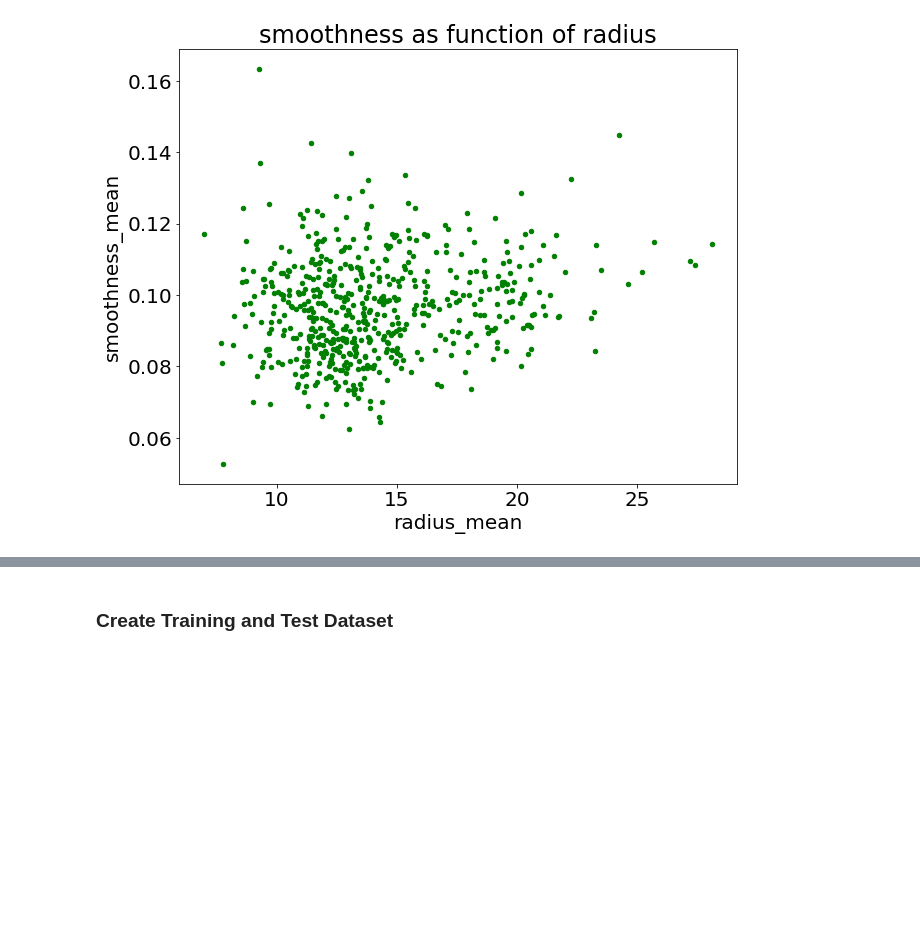
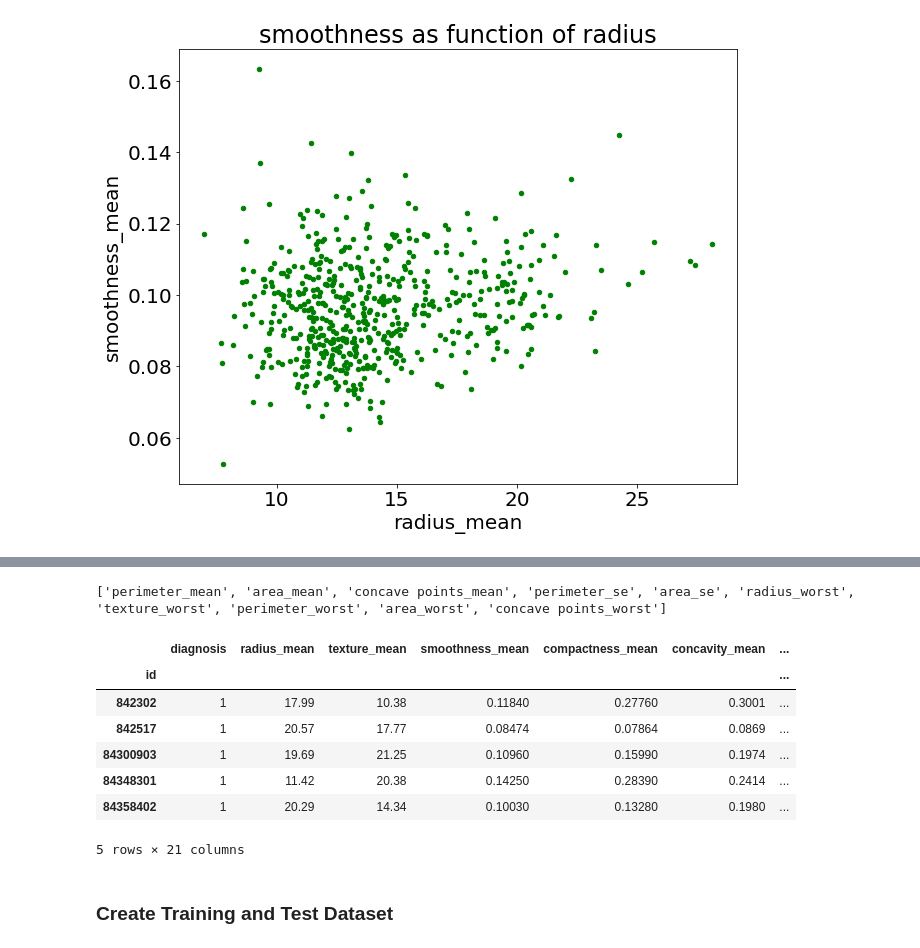
Before and after one commit to lcsrodriguez/intro-ml-assignment, a Jupyter notebook: assignment.ipynb, the cells around one changed output, grey strips where cells are left out. Saved outputs shown, nothing was run; the diff lists cells and outputs as text; code cells hidden in the pictures; blank space fills up the shorter version.

```diff
--- a/assignment.ipynb
+++ b/assignment.ipynb
@@ -485,3 +497,29 @@ As you can see, we have a lot of outliers
+# %%
+import numpy as np
+# Select upper triangle of correlation matrix (because it's a symmetric matrix)
+upper = correlation_matrix.where(np.triu(np.ones(correlation_matrix.shape), k=1).astype(np.bool))
+#print(upper)
+
+# Find features with correlation greater than a fixed threshold
+threshold = 0.9
+to_drop = [column for column in upper.columns if any(upper[column] > threshold)]
+print(to_drop)
+
+# Drop selected features
+df.drop(to_drop, axis=1, inplace=True)
+# %% [output]
+['perimeter_mean', 'area_mean', 'concave points_mean', 'perimeter_se', 'area_se', 'radius_worst', 'texture_worst', 'perimeter_worst', 'area_worst', 'concave points_worst']
+# %%
+df.head()
+# %% [output]
+|  | diagnosis | radius_mean | texture_mean | smoothness_mean | compactness_mean | concavity_mean | ... |
+| id |  |  |  |  |  |  | ... |
+| 842302 | 1 | 17.99 | 10.38 | 0.11840 | 0.27760 | 0.3001 | ... |
+| 842517 | 1 | 20.57 | 17.77 | 0.08474 | 0.07864 | 0.0869 | ... |
+| 84300903 | 1 | 19.69 | 21.25 | 0.10960 | 0.15990 | 0.1974 | ... |
+| 84348301 | 1 | 11.42 | 20.38 | 0.14250 | 0.28390 | 0.2414 | ... |
+| 84358402 | 1 | 20.29 | 14.34 | 0.10030 | 0.13280 | 0.1980 | ... |
+5 rows × 21 columns
 # %% [markdown]
 ### Create Training and Test Dataset
 # %%
```
Also changed, not shown: parts of 15 cells of this notebook.
